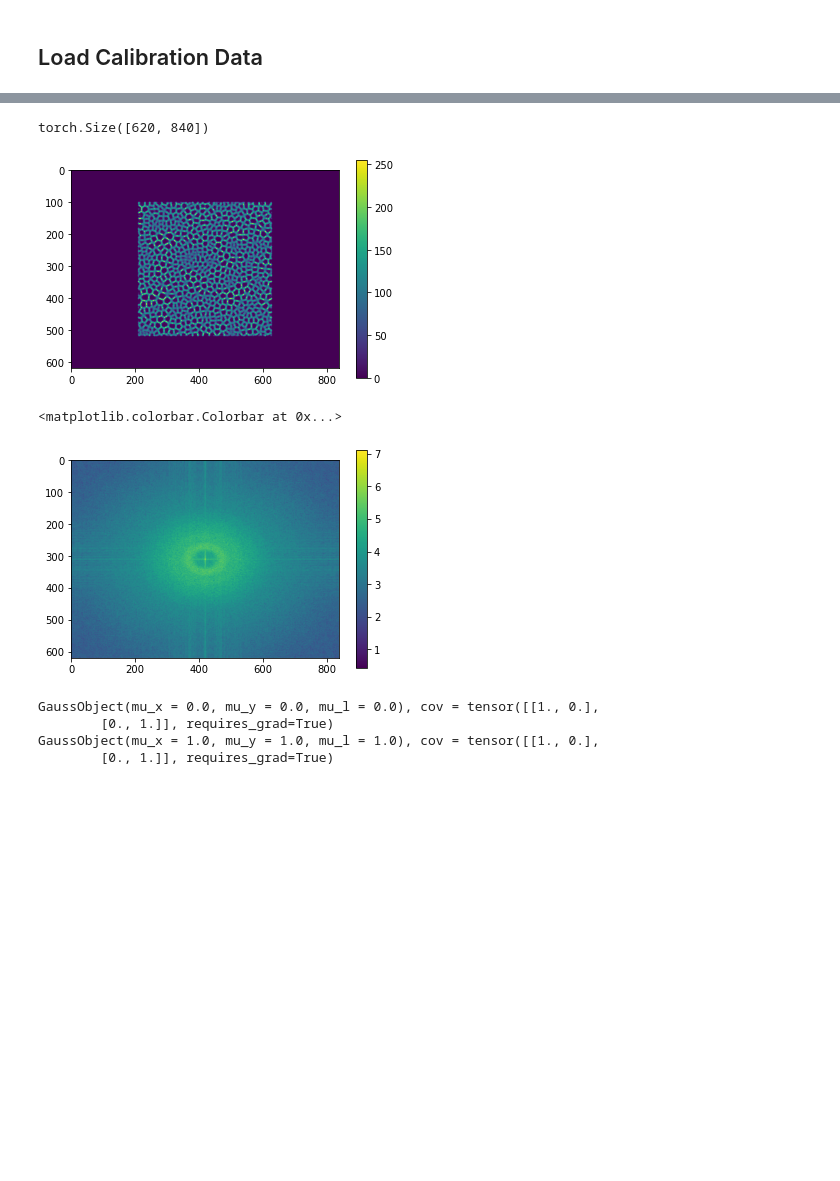
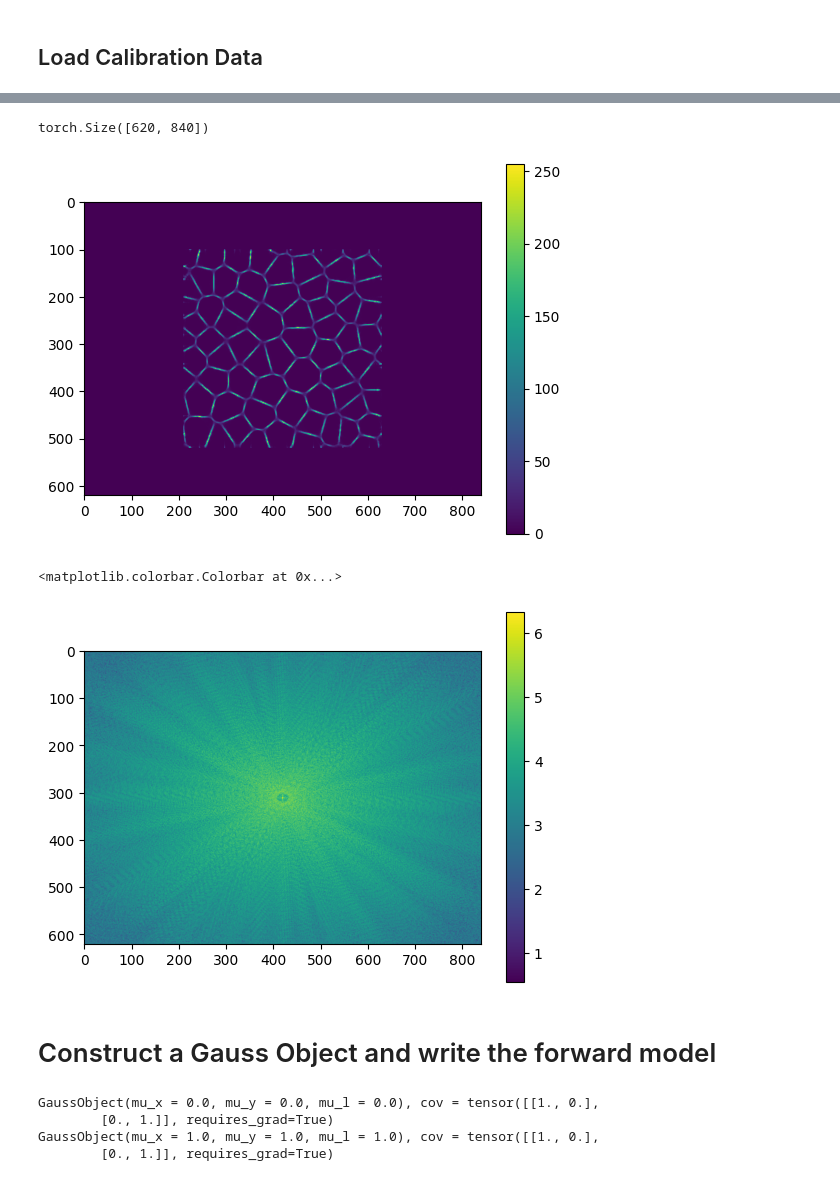
Before and after one commit to neerja/spectralmicroscope_gaussiansplatting, a Jupyter notebook: GaussSplatting/gaussian_splatting1.ipynb, the cells around one changed output, grey strips where cells are left out. Drawn from its saved outputs; the diff is of its cells as text; code cells hidden in the pictures; blank space fills up the shorter version.

```diff
--- a/GaussSplatting/gaussian_splatting1.ipynb
+++ b/GaussSplatting/gaussian_splatting1.ipynb
@@ -59,29 +59,31 @@ torch.Size([620, 840, 45])
 # %%
 # load psf
 datafolder = '../Calibration_Data'
 # ACTION: choose psf file here
-fname = 'psf_090_1.png'
+fname = 'psf_300_1.png'
 # change the above two lines
 psf = torch.from_numpy(imageio.imread(os.path.join(datafolder, fname)))
-h = sdc.pad(psf)  # pad the psf
+h = sdc.pad2d(psf)  # pad the psf
 h = h[110:730,:] # make the same size as calibration data.
 print(h.shape)
 
 plt.figure()
 plt.imshow(h)
 plt.colorbar()
 plt.show()
 
 # padh = sdc.pad2d(h)  # pad the psf  (to help with the shifting?)
 # compute the FFT
 Hfft = torch.fft.fftshift(torch.fft.fft2(h,dim=(0,1)))
 plt.imshow(torch.log10(torch.abs(Hfft)))
 plt.colorbar()
 # %% [output]
 torch.Size([620, 840])
-[figure, old version]
+[figure, new version]
 <matplotlib.colorbar.Colorbar at 0x...>
-[figure, old version]
+[figure, new version]
+# %% [markdown]
+# Construct a Gauss Object and write the forward model
 # %%
 # create a gaussian point
 class GaussObject:
```
Also changed, not shown: parts of 14 cells of this notebook, 14 other files.
